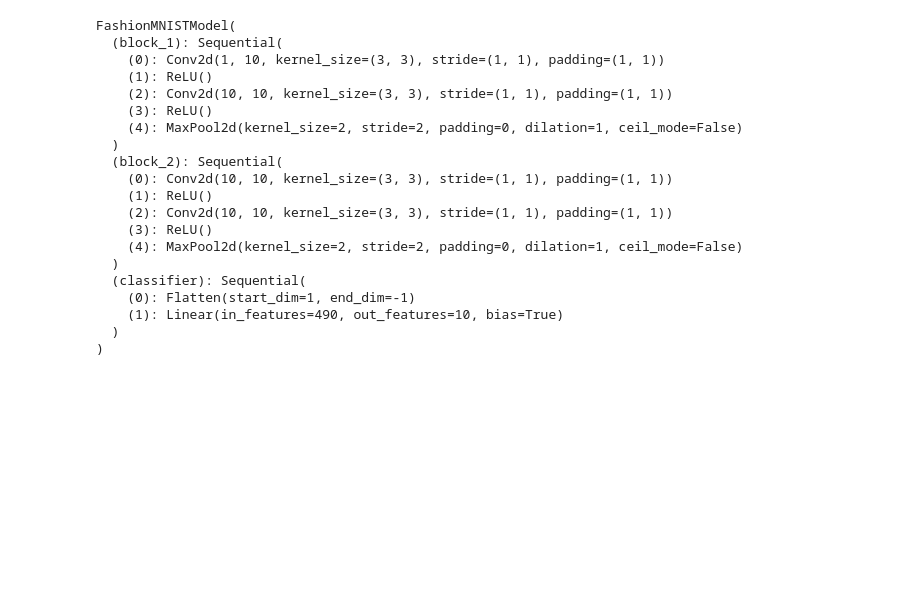
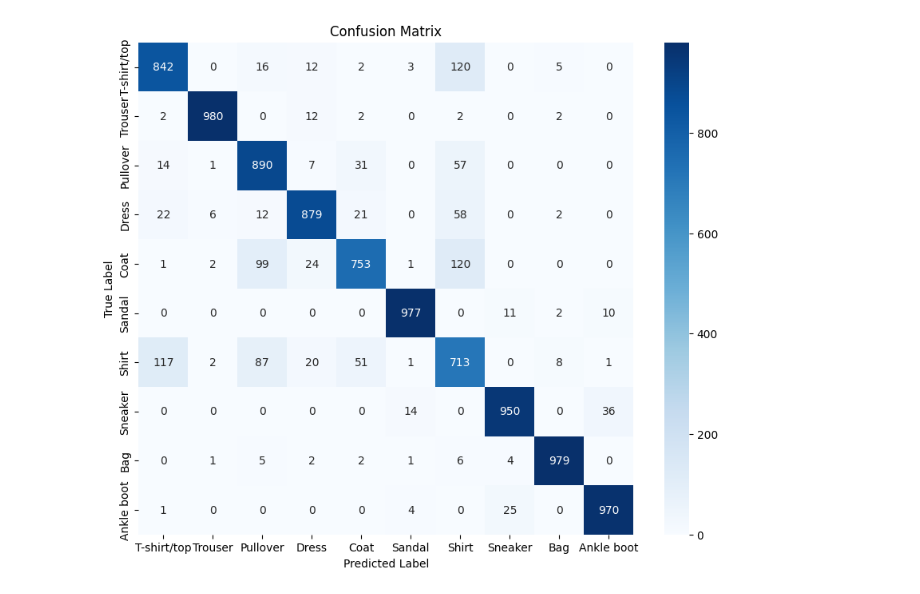
Before and after one commit to EliFebres/Fashion-MNIST-Ai, a Jupyter notebook: evaluate_model.ipynb, the cells around one changed output. Saved outputs shown, nothing was run; the diff lists cells and outputs as text; code cells hidden in the pictures; blank space fills up the shorter version.

```diff
--- a/evaluate_model.ipynb
+++ b/evaluate_model.ipynb
@@ -28,28 +47,0 @@ single_image(image, label) # Visualize a random image from the training data
-# %%
-# Load Model for Evaluation & Visualization
-MODEL_SAVE_PATH = Path("models/fashion_mnist_model.pth")
-
-loaded_model = FashionMNISTModel(input_shape=1, hidden_units=10, output_shape=len(class_names))
-loaded_model.load_state_dict(torch.load(MODEL_SAVE_PATH))
-loaded_model.to(device)
-# %% [output]
-FashionMNISTModel(
-  (block_1): Sequential(
-    (0): Conv2d(1, 10, kernel_size=(3, 3), stride=(1, 1), padding=(1, 1))
-    (1): ReLU()
-    (2): Conv2d(10, 10, kernel_size=(3, 3), stride=(1, 1), padding=(1, 1))
-    (3): ReLU()
-    (4): MaxPool2d(kernel_size=2, stride=2, padding=0, dilation=1, ceil_mode=False)
-  )
-  (block_2): Sequential(
-    (0): Conv2d(10, 10, kernel_size=(3, 3), stride=(1, 1), padding=(1, 1))
-    (1): ReLU()
-    (2): Conv2d(10, 10, kernel_size=(3, 3), stride=(1, 1), padding=(1, 1))
-    (3): ReLU()
-    (4): MaxPool2d(kernel_size=2, stride=2, padding=0, dilation=1, ceil_mode=False)
-  )
-  (classifier): Sequential(
-    (0): Flatten(start_dim=1, end_dim=-1)
-    (1): Linear(in_features=490, out_features=10, bias=True)
-  )
-)
@@ -55,0 +83,13 @@ FashionMNISTModel(
+# %%
+# Create a confusion matrix
+conf_matrix = confusion_matrix(all_labels, all_preds)
+
+# Plot the confusion matrix
+plt.figure(figsize=(10, 8))
+sns.heatmap(conf_matrix, annot=True, fmt='d', cmap='Blues', xticklabels=class_names, yticklabels=class_names)
+plt.xlabel('Predicted Label')
+plt.ylabel('True Label')
+plt.title('Confusion Matrix')
+plt.show()
+# %% [output]
+[figure, added]
```
Also changed, not shown: parts of 6 cells of this notebook, 4 other files.
